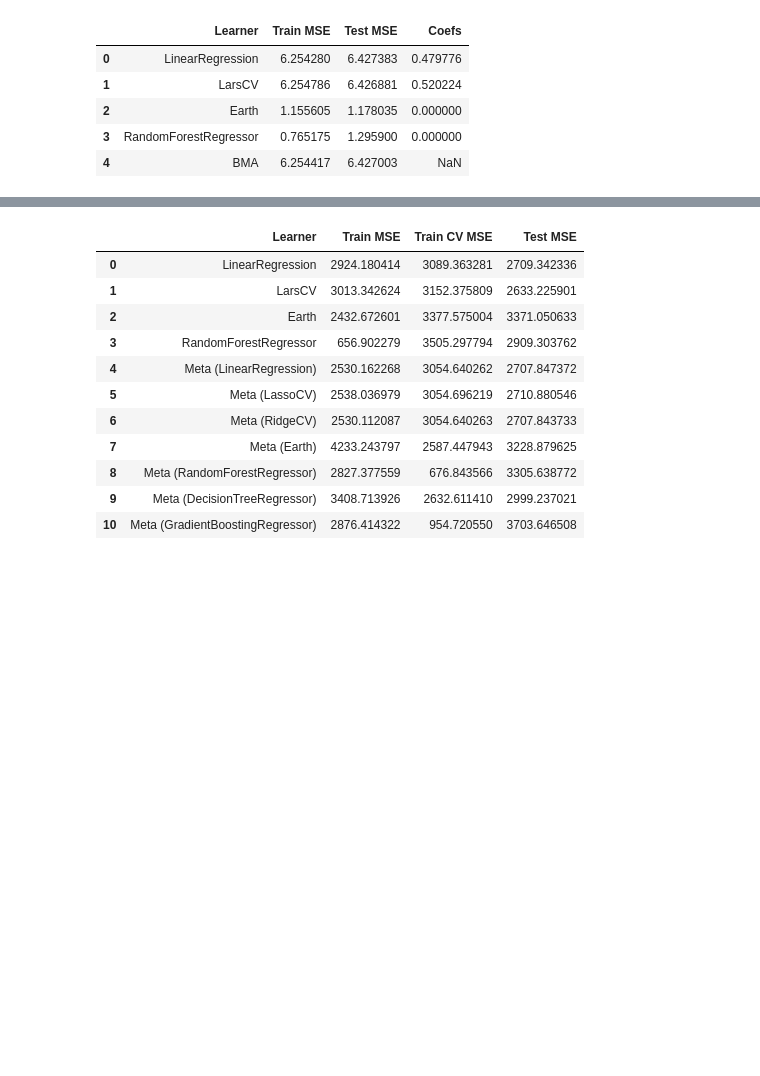
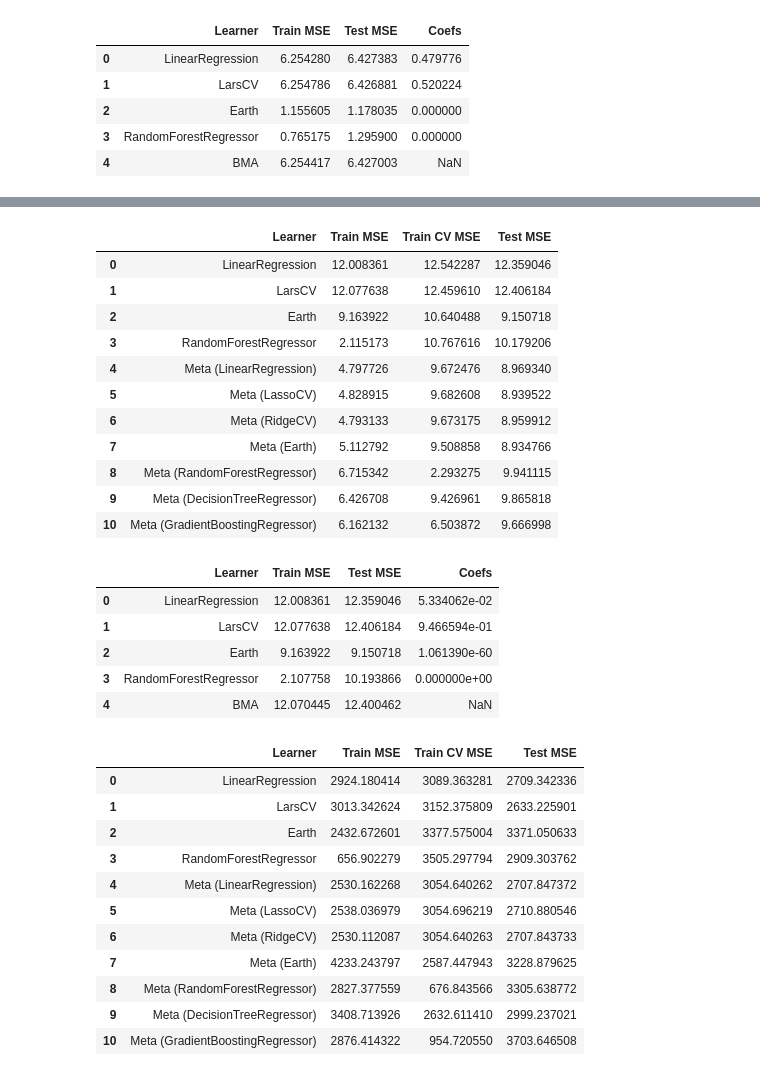
Before and after one commit to Akababa/super-learner, a Jupyter notebook: Reproduce results.ipynb, the cells around one changed output, grey strips where cells are left out. Cells and saved outputs as stored; diff of their text form; code cells hidden in the pictures; blank space fills up the shorter version.

```diff
--- a/Reproduce results.ipynb
+++ b/Reproduce results.ipynb
@@ -152,3 +177,26 @@ def sim3(n, noise_ratio=0.2):
+# %%
+# non-linear simulation (high noise)
+train5,test5=sim3(1000,0.35),sim3(10000,0.35)
+helper(*train5,*test5)
+# %% [output]
+|  | Learner | Train MSE | Train CV MSE | Test MSE |
+| 0 | LinearRegression | 12.008361 | 12.542287 | 12.359046 |
+| 1 | LarsCV | 12.077638 | 12.459610 | 12.406184 |
+| 2 | Earth | 9.163922 | 10.640488 | 9.150718 |
+| 3 | RandomForestRegressor | 2.115173 | 10.767616 | 10.179206 |
+| 4 | Meta (LinearRegression) | 4.797726 | 9.672476 | 8.969340 |
+| 5 | Meta (LassoCV) | 4.828915 | 9.682608 | 8.939522 |
+| 6 | Meta (RidgeCV) | 4.793133 | 9.673175 | 8.959912 |
+| 7 | Meta (Earth) | 5.112792 | 9.508858 | 8.934766 |
+| 8 | Meta (RandomForestRegressor) | 6.715342 | 2.293275 | 9.941115 |
+| 9 | Meta (DecisionTreeRegressor) | 6.426708 | 9.426961 | 9.865818 |
+| 10 | Meta (GradientBoostingRegressor) | 6.162132 | 6.503872 | 9.666998 |
+|  | Learner | Train MSE | Test MSE | Coefs |
+| 0 | LinearRegression | 12.008361 | 12.359046 | 5.334062e-02 |
+| 1 | LarsCV | 12.077638 | 12.406184 | 9.466594e-01 |
+| 2 | Earth | 9.163922 | 9.150718 | 1.061390e-60 |
+| 3 | RandomForestRegressor | 2.107758 | 10.193866 | 0.000000e+00 |
+| 4 | BMA | 12.070445 | 12.400462 | NaN |
 # %%
 diabetes=datasets.load_diabetes()
 
```
Also changed, not shown: parts of 4 cells of this notebook.
